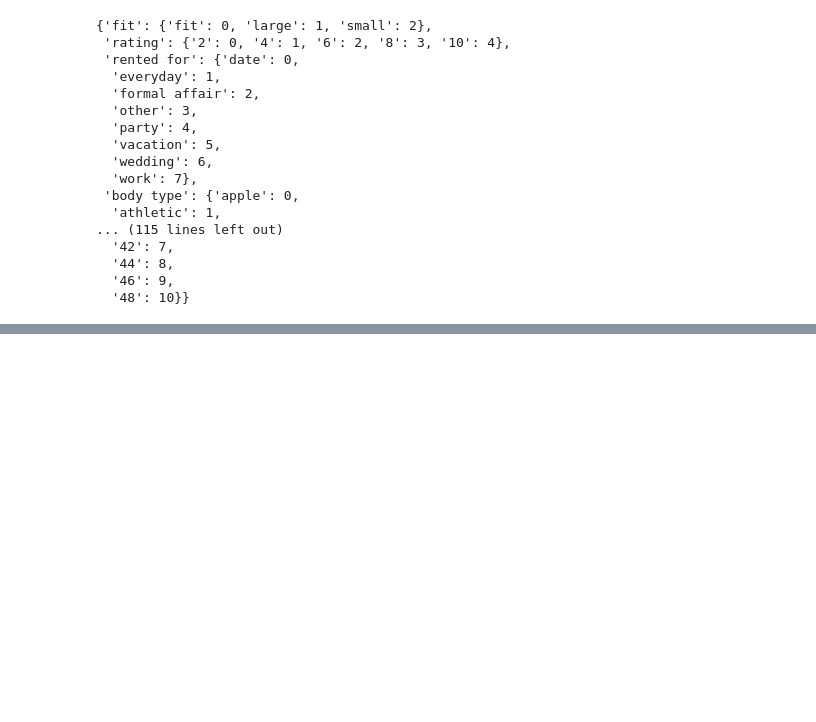
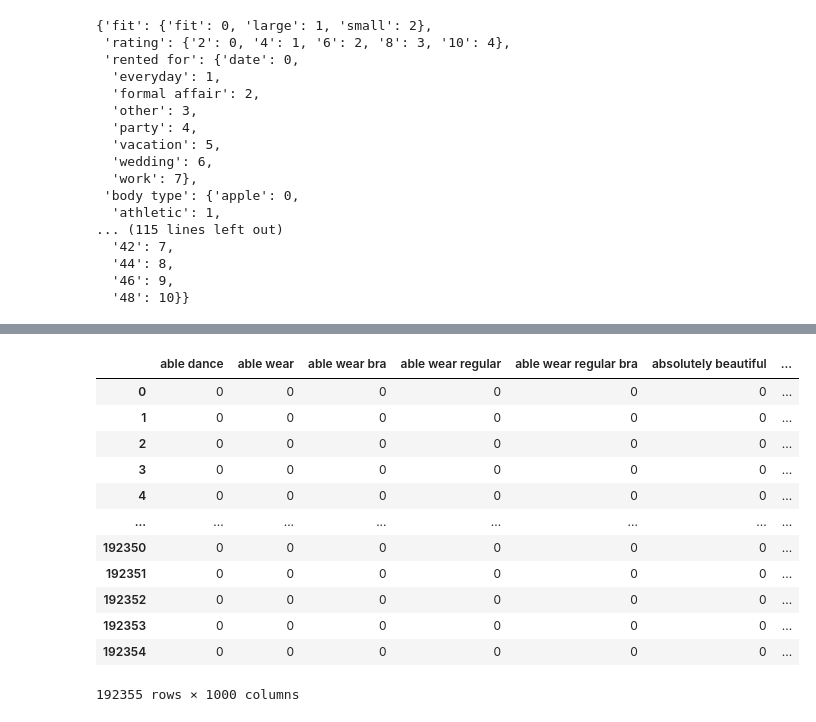
Before and after one commit to jesseAvgonzsmi/vanity_sizing_project, a Jupyter notebook: cleaning_reviews_rtr.ipynb, the cells around one changed output, grey strips where cells are left out. Saved outputs shown, nothing was run; the diff lists cells and outputs as text; code cells hidden in the pictures; blank space fills up the shorter version.

Commit message:
Preprocessing and exploration

```diff
--- a/cleaning_reviews_rtr.ipynb
+++ b/cleaning_reviews_rtr.ipynb
@@ -32,0 +42,3 @@ category_dict
+# %%
+customer_reviews = data.review_text
+customer_reviews
@@ -32,0 +58,23 @@ category_dict
+# %%
+def preprocess_text(text):
+    # Lowercasing
+    text = text.lower()
+
+    # Removing special characters and numbers
+    text = re.sub(r'[^a-zA-Z\s]', '', text)
+
+    # Tokenization
+    tokens = word_tokenize(text)
+
+    # Removing stopwords
+    tokens = [word for word in tokens if word not in ENGLISH_STOP_WORDS]
+
+    # Lemmatization
+    lemmatizer = WordNetLemmatizer()
+    tokens = [lemmatizer.lemmatize(word) for word in tokens]
+
+    return ' '.join(tokens)
+
+# Preprocess the customer reviews
+preprocessed_reviews = [preprocess_text(review) for review in customer_reviews]
+preprocessed_reviews
@@ -32,0 +99,22 @@ category_dict
+# %%
+# Vectorization using n-grams
+vectorizer = CountVectorizer(ngram_range=(2,4), max_features=1000)
+fit = vectorizer.fit_transform(preprocessed_reviews)
+# %%
+import pandas as pd
+fit_df = pd.DataFrame(fit.toarray(), columns=vectorizer.get_feature_names_out())
+fit_df
+# %% [output]
+|  | able dance | able wear | able wear bra | able wear regular | able wear regular bra | absolutely beautiful | ... |
+| 0 | 0 | 0 | 0 | 0 | 0 | 0 | ... |
+| 1 | 0 | 0 | 0 | 0 | 0 | 0 | ... |
+| 2 | 0 | 0 | 0 | 0 | 0 | 0 | ... |
+| 3 | 0 | 0 | 0 | 0 | 0 | 0 | ... |
+| 4 | 0 | 0 | 0 | 0 | 0 | 0 | ... |
+| ... | ... | ... | ... | ... | ... | ... | ... |
+| 192350 | 0 | 0 | 0 | 0 | 0 | 0 | ... |
+| 192351 | 0 | 0 | 0 | 0 | 0 | 0 | ... |
+| 192352 | 0 | 0 | 0 | 0 | 0 | 0 | ... |
+| 192353 | 0 | 0 | 0 | 0 | 0 | 0 | ... |
+| 192354 | 0 | 0 | 0 | 0 | 0 | 0 | ... |
+192355 rows × 1000 columns
```
Also changed, not shown: parts of 7 cells of this notebook.
